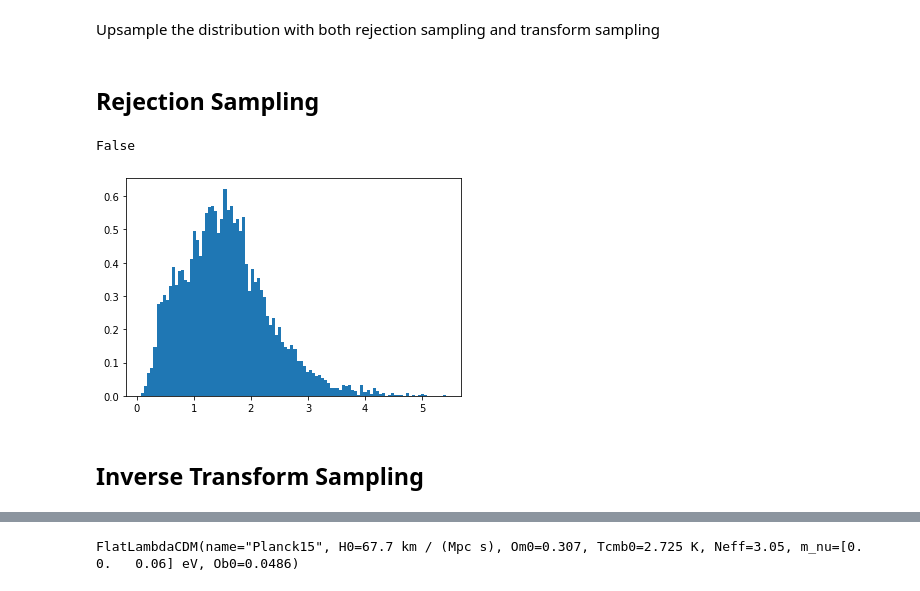
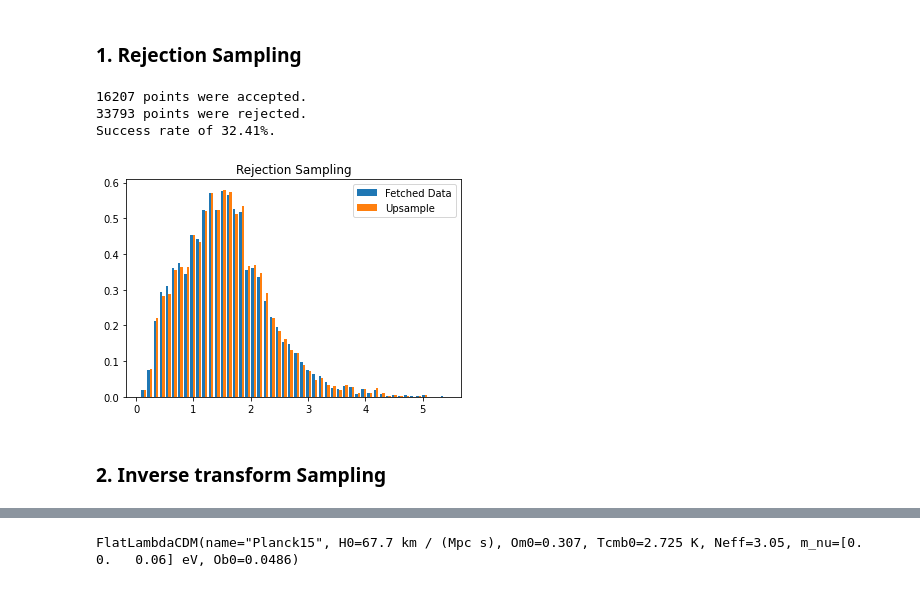
Before and after one commit to olli-e-benji/Astrostatistics-and-Machine-Learning-2023, a Jupyter notebook: working/L04_Quasars.ipynb, the cells around one changed output, grey strips where cells are left out. Cells and saved outputs as stored; diff of their text form; code cells hidden in the pictures.

```diff
--- a/working/L04_Quasars.ipynb
+++ b/working/L04_Quasars.ipynb
@@ -16,45 +14,36 @@ data = fetch_dr7_quasar()
 data = data[:10000]
 
 z = data['redshift']
-# %% [markdown]
-Upsample the distribution with both rejection sampling and transform sampling
 # %% [markdown]
-## Rejection Sampling
+### 1. Rejection Sampling
-# %%
-bins = 100
-tries = 10000
-
-uniform_x = stats.uniform(np.min(z), np.max(z))
-uniform_y = stats.uniform(0, 1)
-
-x = plt.hist(z, bins, density=True)
-
-#Reshaping arrays so that they have the same dimension
-pdf_baseline = x[0][:bins]              #PDF
-bin_baseline = x[1][:bins]              #Binning
-
-#Upsampling from uniform distributions "boxing" the histogram
-upsampled_x = uniform_x.rvs(tries)
-upsampled_y = uniform_y.rvs(tries)
-
-x_indexes = np.digitize(upsampled_x, bin_baseline)   #Getting the positional indexes to locate new x-drawn data from the histogram binnings
-
-reference_y = pdf_baseline[(x_indexes-1)]
-
-good_y = upsampled_y[upsampled_y <= reference_y]
-bad_y = upsampled_y[upsampled_y > reference_y]
-
-indexes_good = (upsampled_y == good_y)
-
-
-print(indexes_good)
-
-
-
-#print(y_mask)
-#print(len(y_mask))
-# %% [output]
-False
-[figure, removed]
+# %%
+N = 50000
+bins = 50
+
+#Creating a numpy histogram
+counts, bins = np.histogram(z, bins=bins, density=True)
+
+#Making a scipy random-variable-object histogram, it has a very useful pdf method that allows to evaluate guesses quickly!
+mock_hist = scipy.stats.rv_histogram((counts,bins))
+
+xgrid = np.random.uniform(np.min(bins), np.max(bins), N)        #Uniform x draws
+y_guess = np.random.uniform(0, np.max(counts), N)               #Uniform y draws
+
+#Accepting guesses with masks
+y_mask = tuple([y_guess <= mock_hist.pdf(xgrid)])
+acc_upsample = xgrid[y_mask]
+
+#Showing upsample efficiency
+print('{} points were accepted.\n{} points were rejected.\nSuccess rate of {:.2f}%.'.format(len(acc_upsample), N-len(acc_upsample), (len(acc_upsample)/N)*100))
+
+plt.title('Rejection Sampling')
+plt.hist([z, acc_upsample], bins=bins, density=True, label=['Fetched Data', 'Upsample'])
+plt.legend()
+plt.show()
+# %% [output]
+16207 points were accepted.
+33793 points were rejected.
+Success rate of 32.41%.
+[figure, added]
 # %% [markdown]
-## Inverse Transform Sampling
+### 2. Inverse transform Sampling
```
Also changed, not shown: parts of 15 cells of this notebook.
